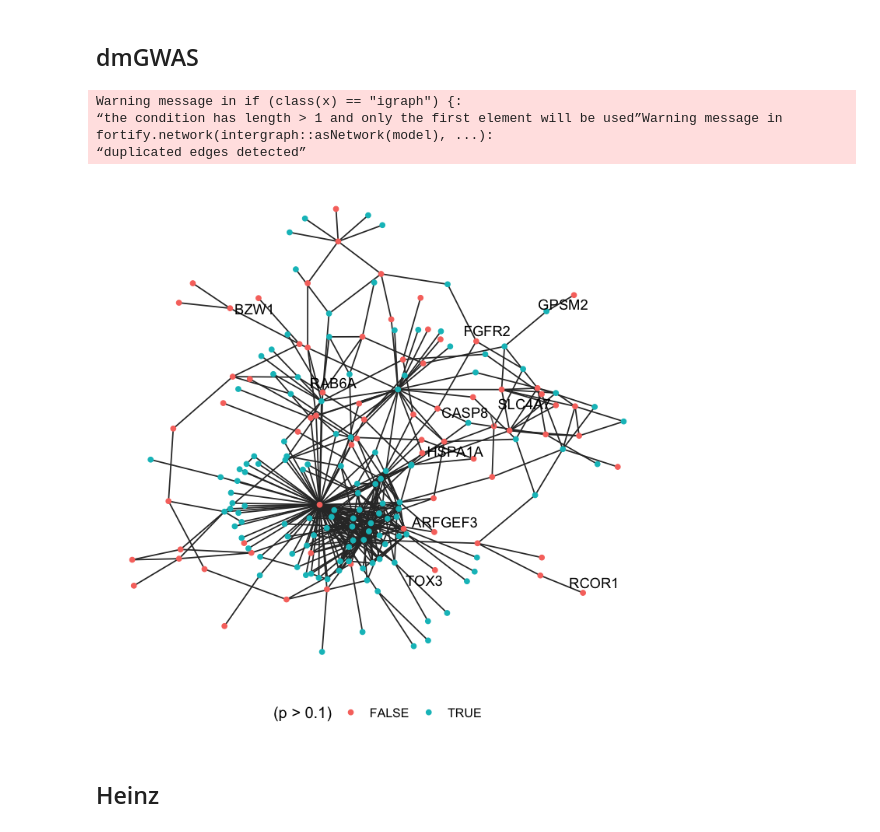
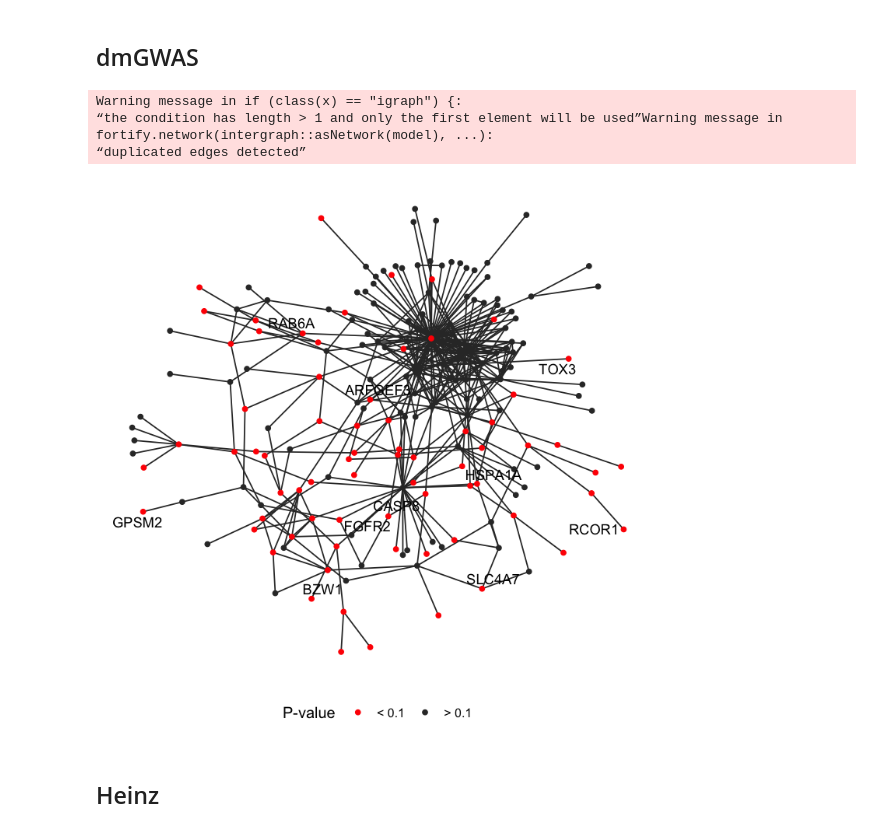
Before and after one commit to hclimente/genewa, a Jupyter notebook: doc/consensus.ipynb, the cells around one changed output. Saved outputs shown, nothing was run; the diff lists cells and outputs as text; code cells hidden in the pictures.

```diff
--- a/doc/consensus.ipynb
+++ b/doc/consensus.ipynb
@@ -107,20 +112,21 @@ class(g_dmgwas) <- c('igraph','tbl_graph')
 # %%
 options(repr.plot.width=6, repr.plot.height=6)
 g_dmgwas %>%
     ggnetwork %>%
     mutate(vertex.names = as.character(vertex.names)) %>%
     ggplot(aes(x = x, y = y, xend = xend, yend = yend)) +
         geom_edges(color = 'gray20') +
-        geom_nodes(aes(color = (p > 0.1))) +
+        geom_nodes(aes(color = ifelse(p > 0.1, '> 0.1', '< 0.1'))) +
         geom_nodetext_repel(aes(label = ifelse(p < 0.001, vertex.names, ''))) +
         theme_blank() +
         theme(legend.position = 'bottom') +
-        labs(size = bquote('-log' [10] ~'(P-value)'))
+        labs(color = 'P-value', size = bquote('-log' [10] ~'(P-value)')) +
+        scale_color_manual(values = c('> 0.1' = 'gray20', '< 0.1' = 'red'))
 # %% [output]
 Warning message in if (class(x) == "igraph") {:
 “the condition has length > 1 and only the first element will be used”Warning message in fortify.network(intergraph::asNetwork(model), ...):
 “duplicated edges detected”
-[figure, old version]
+[figure, new version]
 # %% [markdown]
 ## Heinz
 # %%
```
Also changed, not shown: parts of 13 cells of this notebook, 9 other files.
